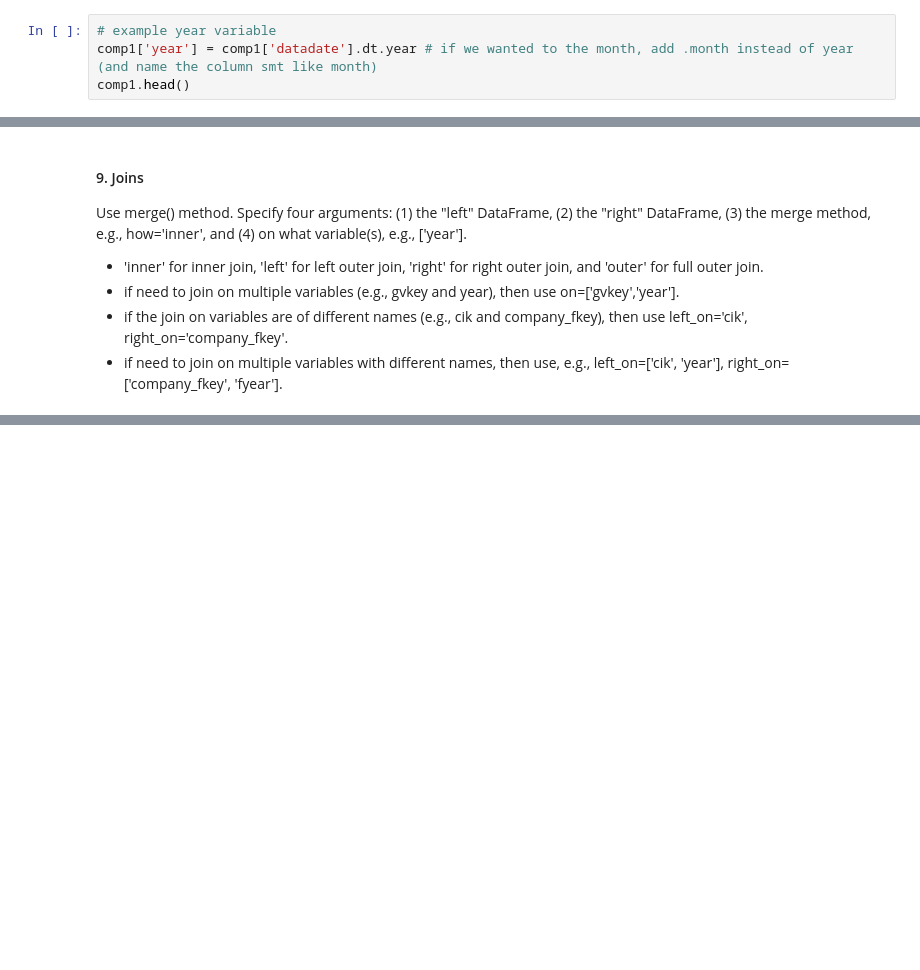
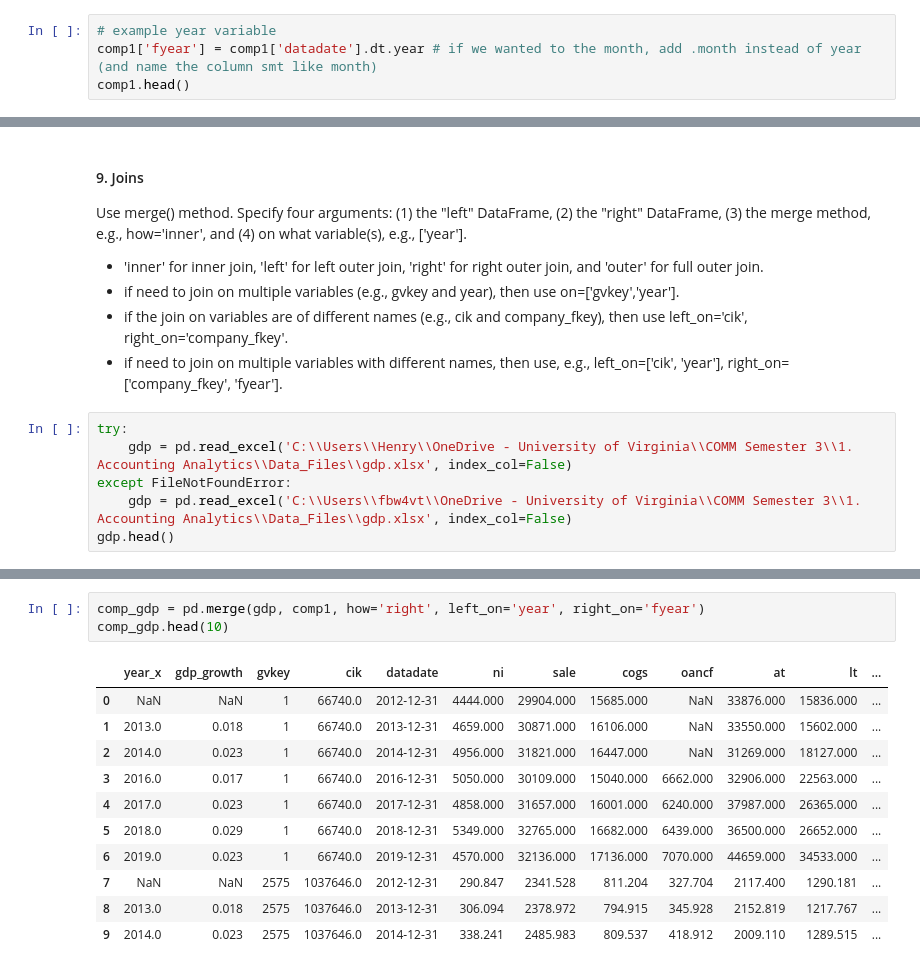
Before and after one commit to hlaudano22/acc_analytics, a Jupyter notebook: Python for Data Cleaning_starter.ipynb, the cells around one changed output, grey strips where cells are left out. Saved outputs shown, nothing was run; the diff lists cells and outputs as text; blank space fills up the shorter version.

Commit message:
finished data cleaning classwork

```diff
--- a/Python for Data Cleaning_starter.ipynb
+++ b/Python for Data Cleaning_starter.ipynb
@@ -164,7 +164,7 @@ comp1.head()
 | 5 | 1 | 66740.0 | 2017-12-31 | 4858.0 | 31657.0 | 16001.0 | 6240.0 | 37987.0 | 26365.0 | 11563.0 | 0.694053 | ... |
 # %%
 # example year variable
-comp1['year'] = comp1['datadate'].dt.year # if we wanted to the month, add .month instead of year (and name the column smt like month)
+comp1['fyear'] = comp1['datadate'].dt.year # if we wanted to the month, add .month instead of year (and name the column smt like month)
 comp1.head()
 # %% [output]
 |  | gvkey | cik | datadate | ni | sale | cogs | oancf | at | lt | seq | dta | ... |
@@ -299,3 +332,9 @@ Use merge() method. Specify four arguments: (1) the "left" DataFrame, (2) the "r
 - if need to join on multiple variables (e.g., gvkey and year), then use on=['gvkey','year'].
 - if the join on variables are of different names (e.g., cik and company_fkey), then use left_on='cik', right_on='company_fkey'.
 - if need to join on multiple variables with different names, then use, e.g., left_on=['cik', 'year'], right_on=['company_fkey', 'fyear'].
+# %%
+try:
+    gdp = pd.read_excel('C:\\Users\\Henry\\OneDrive - University of Virginia\\COMM Semester 3\\1. Accounting Analytics\\Data_Files\\gdp.xlsx', index_col=False)
+except FileNotFoundError:
+    gdp = pd.read_excel('C:\\Users\\fbw4vt\\OneDrive - University of Virginia\\COMM Semester 3\\1. Accounting Analytics\\Data_Files\\gdp.xlsx', index_col=False)
+gdp.head()
@@ -301,0 +348,15 @@ Use merge() method. Specify four arguments: (1) the "left" DataFrame, (2) the "r
+# %%
+comp_gdp = pd.merge(gdp, comp1, how='right', left_on='year', right_on='fyear')
+comp_gdp.head(10)
+# %% [output]
+|  | year_x | gdp_growth | gvkey | cik | datadate | ni | sale | cogs | oancf | at | lt | ... |
+| 0 | NaN | NaN | 1 | 66740.0 | 2012-12-31 | 4444.000 | 29904.000 | 15685.000 | NaN | 33876.000 | 15836.000 | ... |
+| 1 | 2013.0 | 0.018 | 1 | 66740.0 | 2013-12-31 | 4659.000 | 30871.000 | 16106.000 | NaN | 33550.000 | 15602.000 | ... |
+| 2 | 2014.0 | 0.023 | 1 | 66740.0 | 2014-12-31 | 4956.000 | 31821.000 | 16447.000 | NaN | 31269.000 | 18127.000 | ... |
+| 3 | 2016.0 | 0.017 | 1 | 66740.0 | 2016-12-31 | 5050.000 | 30109.000 | 15040.000 | 6662.000 | 32906.000 | 22563.000 | ... |
+| 4 | 2017.0 | 0.023 | 1 | 66740.0 | 2017-12-31 | 4858.000 | 31657.000 | 16001.000 | 6240.000 | 37987.000 | 26365.000 | ... |
+| 5 | 2018.0 | 0.029 | 1 | 66740.0 | 2018-12-31 | 5349.000 | 32765.000 | 16682.000 | 6439.000 | 36500.000 | 26652.000 | ... |
+| 6 | 2019.0 | 0.023 | 1 | 66740.0 | 2019-12-31 | 4570.000 | 32136.000 | 17136.000 | 7070.000 | 44659.000 | 34533.000 | ... |
+| 7 | NaN | NaN | 2575 | 1037646.0 | 2012-12-31 | 290.847 | 2341.528 | 811.204 | 327.704 | 2117.400 | 1290.181 | ... |
+| 8 | 2013.0 | 0.018 | 2575 | 1037646.0 | 2013-12-31 | 306.094 | 2378.972 | 794.915 | 345.928 | 2152.819 | 1217.767 | ... |
+| 9 | 2014.0 | 0.023 | 2575 | 1037646.0 | 2014-12-31 | 338.241 | 2485.983 | 809.537 | 418.912 | 2009.110 | 1289.515 | ... |
```
Also changed, not shown: parts of 8 cells of this notebook.
